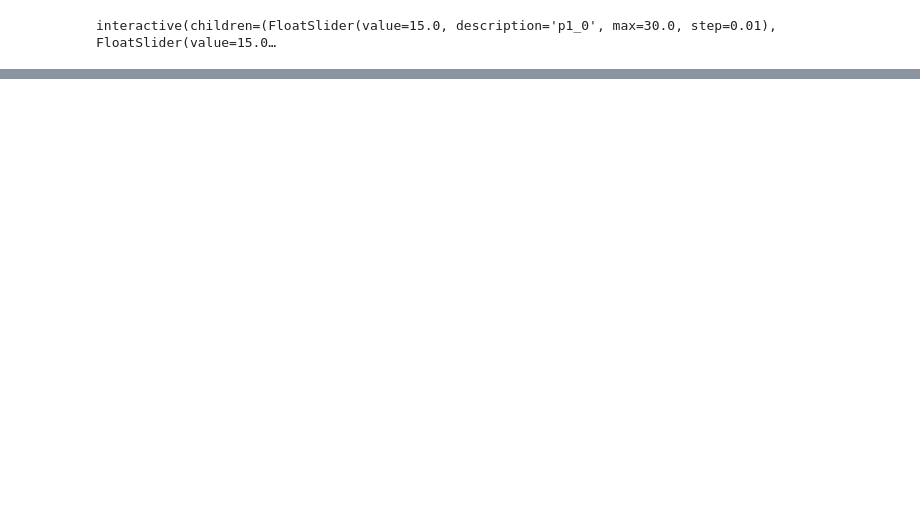
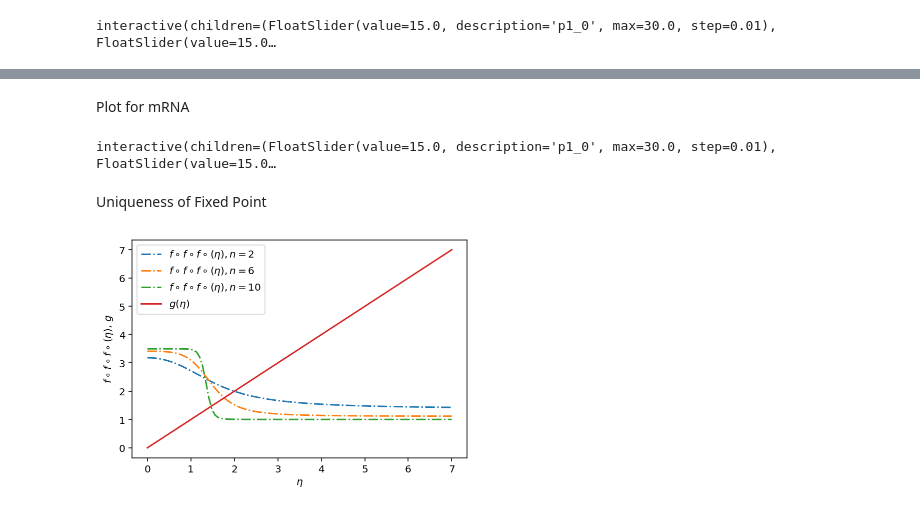
Before and after one commit to Homingdung/finalProject, a Jupyter notebook: finalProject.ipynb, the cells around one changed output, grey strips where cells are left out. Saved outputs shown, nothing was run; the diff lists cells and outputs as text; code cells hidden in the pictures; blank space fills up the shorter version.

```diff
--- a/finalProject.ipynb
+++ b/finalProject.ipynb
@@ -121,0 +113,65 @@ plt.plot(t,np.sin(t))
+# %% [markdown]
+Plot for mRNA
+# %%
+import numpy as np
+import matplotlib.pyplot as plt
+from scipy.integrate import odeint
+from ipywidgets import interactive
+%matplotlib inline
+
+def dxdt(S,t,n,alpha_0,alpha_1,beta):
+    m1,m2,m3,p1,p2,p3 = S
+    return [alpha_0-m1+alpha_1/(1+p3**n),alpha_0-m2+alpha_1/(1+p1**n),alpha_0-m3+alpha_1/(1+p2**n),-beta*(p1-m1),-beta*(p2-m2), -beta*(p3-m3)]
+
+def f(p1_0,p2_0,p3_0,n,alpha_0,alpha_1,beta):
+    S_0=(1.5,1.0,1.3,p1_0,p2_0,p3_0)
+    t = np.linspace(0,100,1000)
+    sol = odeint(dxdt,S_0,t,(n,alpha_0,alpha_1,beta))
+    m1 = sol.T[0]
+    m2 = sol.T[1]
+    m3 = sol.T[2]
+    p1 = sol.T[3]
+    p2 = sol.T[4]
+    p3 = sol.T[5]
+    plt.plot(t,m1,'b',label='$m_1$')
+    plt.plot(t,m2,'g',label='$m_2$')
+    #plt.plot(t,m3,'k',label='$m_3$')
+    plt.xlabel('t')
+    plt.ylabel('Protein per cell')
+    plt.legend(loc='best')
+    plt.show()
+
+interactive_plot = interactive(f,p1_0=(0,30,0.01),p2_0=(0,30,0.01),p3_0=(0,30,0.01),n=(1,100,0.1),alpha_0=(0,10,0.01),alpha_1=(0.1,100,0.1),beta=(0,100,0.1))
+output = interactive_plot.children[-1]
+output.layout.height = '350px'
+interactive_plot
+# %% [output]
+interactive(children=(FloatSlider(value=15.0, description='p1_0', max=30.0, step=0.01), FloatSlider(value=15.0…
+# %% [markdown]
+Uniqueness of Fixed Point
+# %%
+import numpy as np
+import matplotlib.pyplot as plt
+%matplotlib inline
+%config InlineBackend.figure_format = 'retina'
+alpha_0 = 1
+alpha_1 = 5
+f1 = lambda t: alpha_0 + alpha_1 / (1 + t ** 2)
+f2 = lambda t: alpha_0 + alpha_1 / (1+ t ** 3)
+f3 = lambda t: alpha_0 + alpha_1 / (1+ t ** 6)
+t = np.linspace(0,7,100)
+y_1 = f1(f1(f1(t)))
+y_2 = f2(f2(f2(t)))
+y_3 = f3(f3(f3(t)))
+g = t
+
+plt.plot(t,y_1,linestyle='-.',label='$f \circ f \circ f \circ (\eta),n=2$')
+plt.plot(t,y_2,linestyle='-.',label='$f \circ f \circ f \circ (\eta),n=6$')
+plt.plot(t,y_3,linestyle='-.',label='$f \circ f \circ f \circ (\eta),n=10$')
+plt.plot(t,g,label='$g(\eta)$')
+plt.xlabel('$\eta$')
+plt.ylabel('$f \circ f \circ f \circ (\eta)$, $g$')
+plt.legend(loc='best')
+plt.savefig('Fixedpoint.pdf',dpi=1000)
+# %% [output]
+[figure, added]
```
Also changed, not shown: parts of 28 cells of this notebook, 12 other files.
